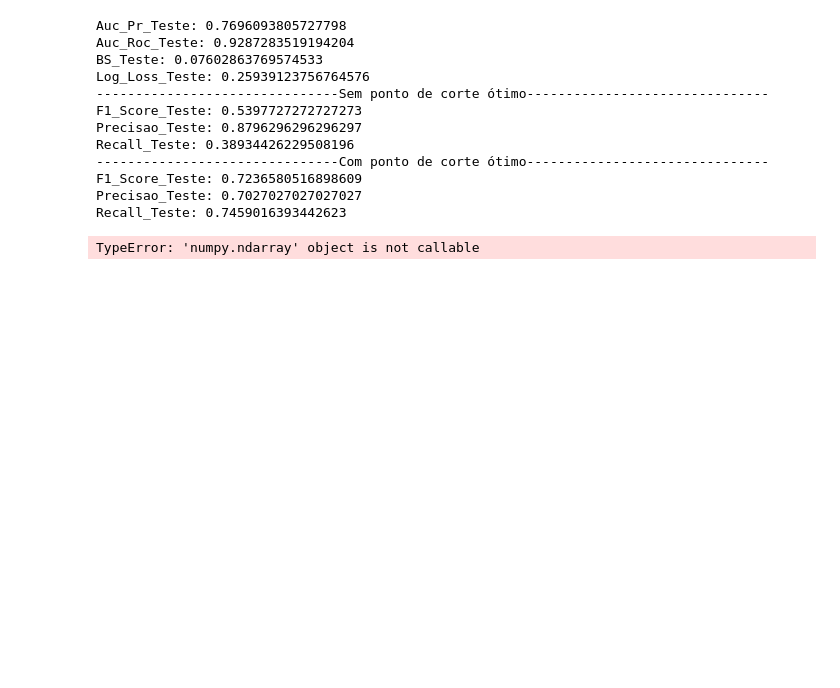
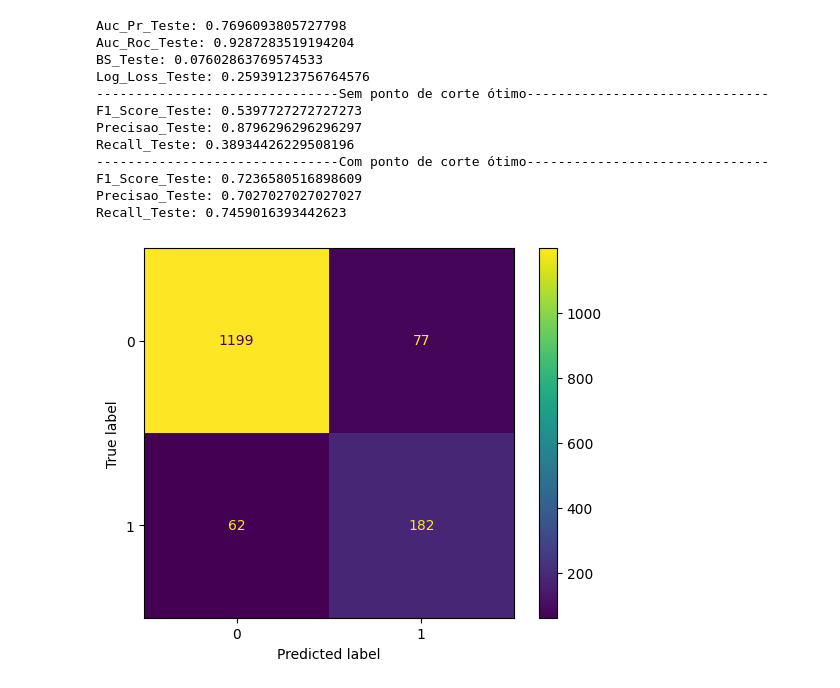
Before and after one commit to HugoCalegari/Estudo_Cartao_Credito, a Jupyter notebook: vCartao_Credito/2.Modelagem/4.Modelos_finais.ipynb, the cells around one changed output. Cells and saved outputs as stored; diff of their text form; code cells hidden in the pictures; blank space fills up the shorter version.

```diff
--- a/vCartao_Credito/2.Modelagem/4.Modelos_finais.ipynb
+++ b/vCartao_Credito/2.Modelagem/4.Modelos_finais.ipynb
@@ -126,3 +136,6 @@ if __name__ == '__main__':
+# %%
+log_RF = 'runs:/49c8f322c903413b89a06aa02e2e3a4a/modelo'
+clf = mlflow.sklearn.load_model(log_RF)
 # %%
 print('Auc_Pr_Teste:', average_precision_score(y_teste, clf.predict_proba(X_teste_new)[:,1]))
 print('Auc_Roc_Teste:', roc_auc_score(y_teste, clf.predict_proba(X_teste_new)[:,1]))
@@ -156,10 +169,10 @@ F1_Score_Teste: 0.7236580516898609
 Precisao_Teste: 0.7027027027027027
 Recall_Teste: 0.7459016393442623
 # %%
-confusion_matrix = confusion_matrix(y_teste, clf.predict_proba(X_teste_new)[:,1] >= 0.313385883698052)
-#cm_display = ConfusionMatrixDisplay(confusion_matrix = confusion_matrix, display_labels = [0, 1])
+matriz_confusao = confusion_matrix(y_teste, clf.predict_proba(X_teste_new)[:,1] > 0.313385883698052)
+cm_display = ConfusionMatrixDisplay(confusion_matrix = matriz_confusao, display_labels = [0, 1])
 
-#cm_display.plot()
-#plt.show()
+cm_display.plot()
+plt.show()
 # %% [output]
-TypeError: 'numpy.ndarray' object is not callable
+[figure, added]
```
Also changed, not shown: parts of 15 cells of this notebook.
